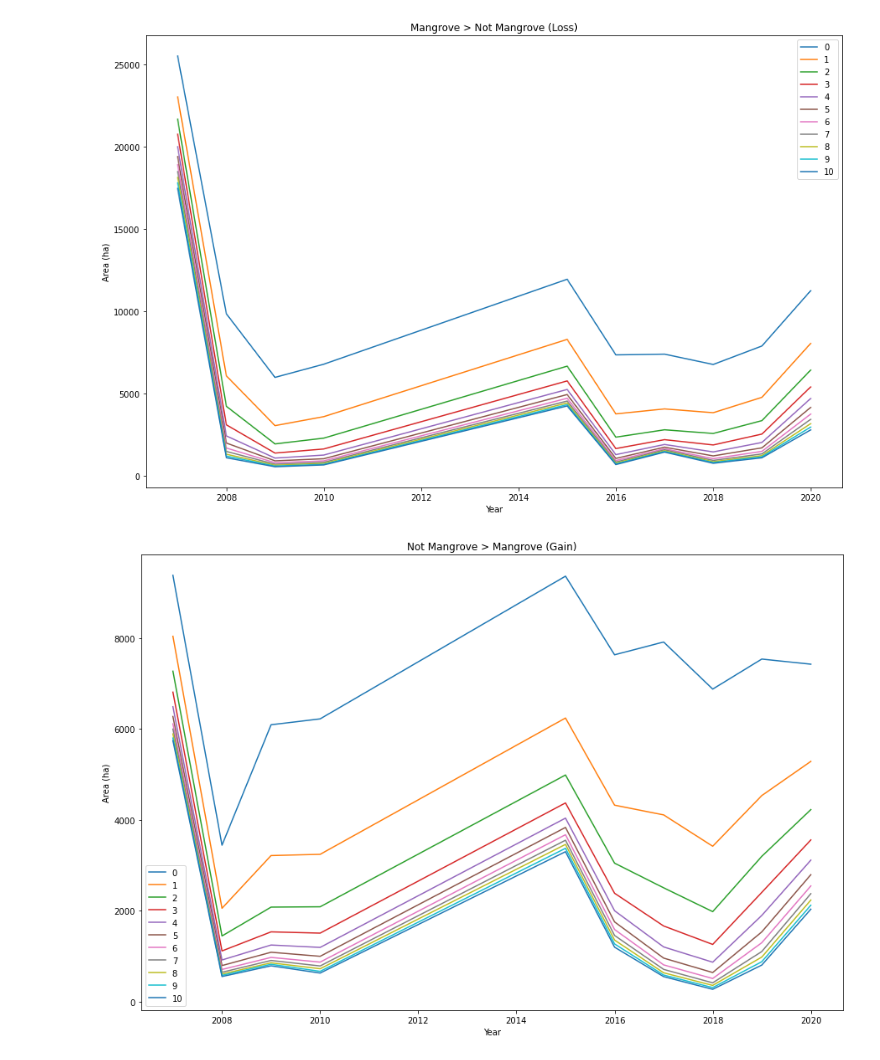
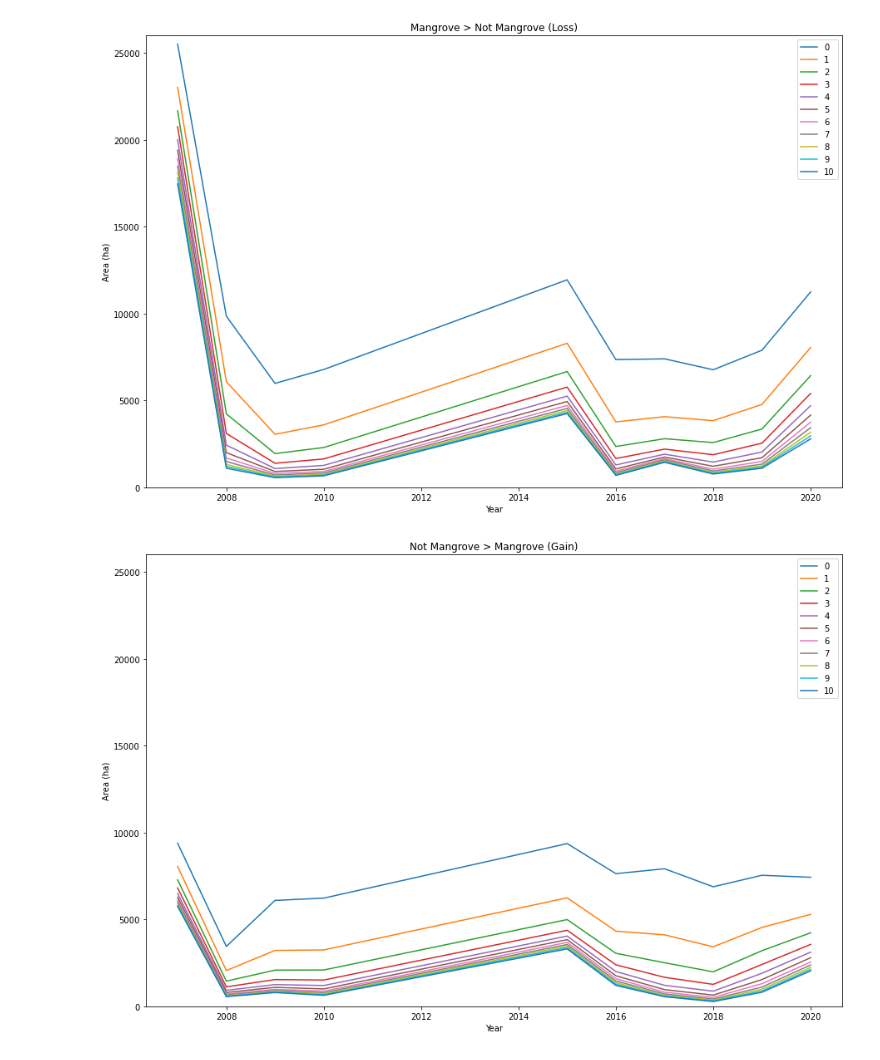
Before and after one commit to globalmangrovewatch/gmw_jaxa_sar_change_analysis, a Jupyter notebook: 11_chng_bias_check/04_calc_chng_stats/CreateChngSummary.ipynb, the cells around one changed output. Drawn from its saved outputs; the diff is of its cells as text; code cells hidden in the pictures.

```diff
--- a/11_chng_bias_check/04_calc_chng_stats/CreateChngSummary.ipynb
+++ b/11_chng_bias_check/04_calc_chng_stats/CreateChngSummary.ipynb
@@ -17,3 +17,5 @@ chng_nm_m_areas = rsgislib.tools.utils.read_json_to_dict(chng_nm_m_areas_json)
 # %%
 gmw_years = [1996, 2007, 2008, 2009, 2010, 2015, 2016, 2017, 2018, 2019, 2020]
 gmw_chng_years = [2007, 2008, 2009, 2010, 2015, 2016, 2017, 2018, 2019, 2020]
+period_of_chng = [2007-1996, 2008-2007, 2009-2008, 2010-2009, 2015-2010, 2016-2015, 2017-2016, 2018-2017, 2019-2018, 2020-2019]
+period_of_chng
@@ -22,13 +26,19 @@ pxl_size_threses = [0, 1, 2, 3, 4, 5, 6, 7, 8, 9, 10]
 # %%
 sum_m_nm_area_data = dict()
 sum_nm_m_area_data = dict()
+sum_m_nm_area_norm_data = dict()
+sum_nm_m_area_norm_data = dict()
 
 for pxl_size_thres in pxl_size_threses:
     sum_m_nm_area_data[pxl_size_thres] = list()
     sum_nm_m_area_data[pxl_size_thres] = list()
-    for year in gmw_chng_years:
+    sum_m_nm_area_norm_data[pxl_size_thres] = list()
+    sum_nm_m_area_norm_data[pxl_size_thres] = list()
+    for i, year in enumerate(gmw_chng_years):
         sum_m_nm_area_data[pxl_size_thres].append(numpy.sum(chng_m_nm_areas["clmp_size"][f"{pxl_size_thres}"][f"{year}"]))
         sum_nm_m_area_data[pxl_size_thres].append(numpy.sum(chng_nm_m_areas["clmp_size"][f"{pxl_size_thres}"][f"{year}"]))
+        sum_m_nm_area_norm_data[pxl_size_thres].append(numpy.sum(chng_m_nm_areas["clmp_size"][f"{pxl_size_thres}"][f"{year}"])/period_of_chng[i])
+        sum_nm_m_area_norm_data[pxl_size_thres].append(numpy.sum(chng_nm_m_areas["clmp_size"][f"{pxl_size_thres}"][f"{year}"])/period_of_chng[i])
 # %%
 sum_m_nm_area_df = pandas.DataFrame(data=sum_m_nm_area_data, index=gmw_chng_years)
 sum_nm_m_area_df = pandas.DataFrame(data=sum_nm_m_area_data, index=gmw_chng_years)
@@ -60,20 +76,22 @@ ax1.set_title("Mangrove > Not Mangrove (Loss)")
 ax1.set_xlabel("Year")
 ax1.set_ylabel("Area (ha)")
 ax1.legend()
+ax1.set_ylim([0, 26000])
 plt.savefig("Mangrove_Loss_Pixel_thresold.pdf")
 # %% [output]
-[figure, old version]
+[figure, new version]
 # %%
 fig = plt.figure(figsize=(15, 10))
 ax1 = fig.add_subplot(111)
 
 for pxl_size_thres in pxl_size_threses:
     ax1.plot(gmw_chng_years, sum_nm_m_area_data[pxl_size_thres], label=f"{pxl_size_thres}")
 
 ax1.set_title("Not Mangrove > Mangrove (Gain)")
 ax1.set_xlabel("Year")
 ax1.set_ylabel("Area (ha)")
 ax1.legend()
+ax1.set_ylim([0, 26000])
 plt.savefig("Mangrove_Gain_Pixel_thresold.pdf")
 # %% [output]
-[figure, old version]
+[figure, new version]
```
Also changed, not shown: parts of 6 cells of this notebook, 21 other files.
